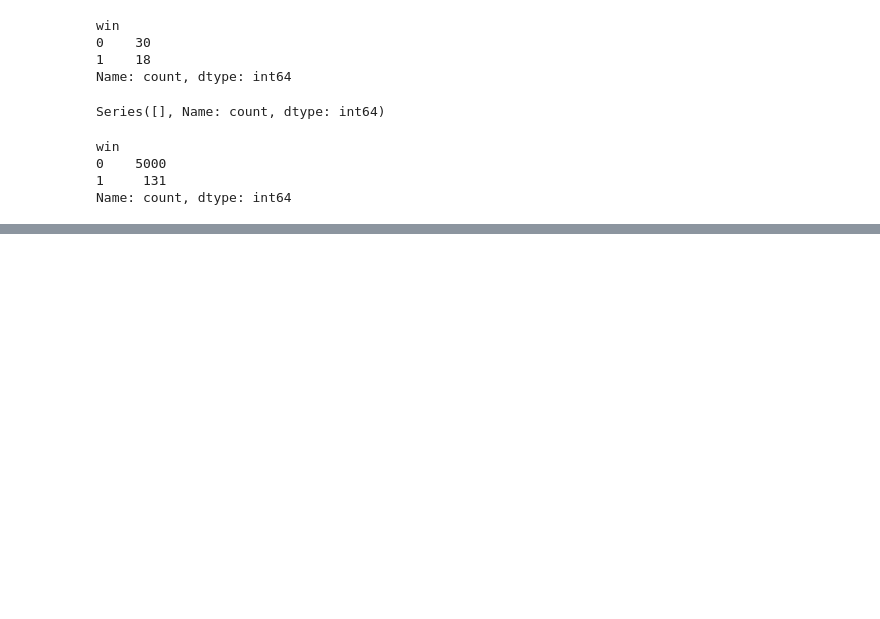
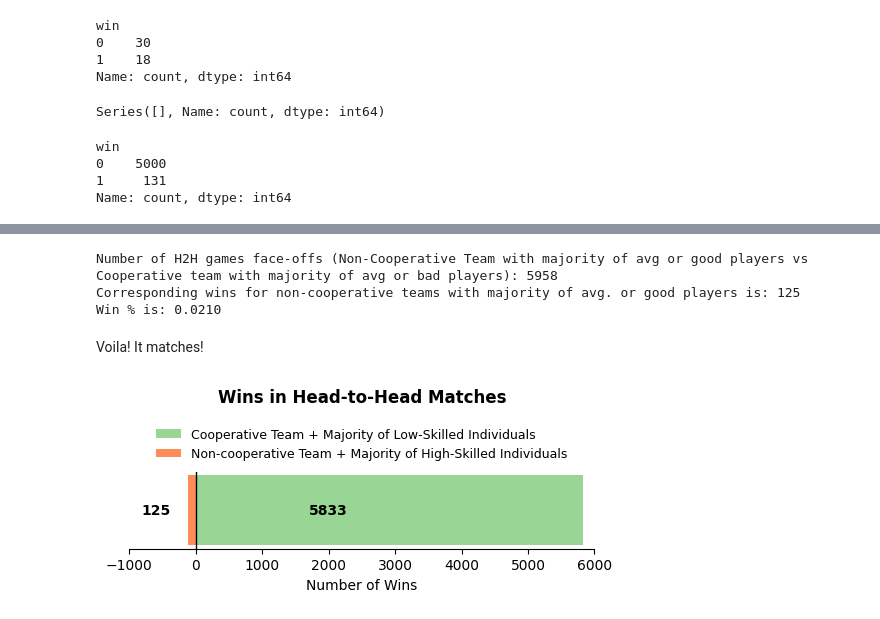
Before and after one commit to TDI-Lab/Collective-Intelligence-LoL, a Jupyter notebook: notebooks/crossTabsAnalysis.ipynb, the cells around one changed output, grey strips where cells are left out. Drawn from its saved outputs; the diff is of its cells as text; code cells hidden in the pictures; blank space fills up the shorter version.

Commit message:
Added H2H match analyses

```diff
--- a/notebooks/crossTabsAnalysis.ipynb
+++ b/notebooks/crossTabsAnalysis.ipynb
@@ -343,0 +632,6 @@ Name: count, dtype: int64
+# %%
+h2h_games_count = h2hfaceoffs.shape[0]
+print(f"Number of H2H games face-offs (Cooperative Team with majority of avg or bad players vs Non-cooperative team with majority of avg or good players): {h2h_games_count}")
+win_count = h2hfaceoffs[h2hfaceoffs['win'] == True].shape[0]
+print(f"Corresponding wins for cooperative teams with majority of avg. or bad players is: {win_count}")
+print(f"Win % is: {(win_count / h2h_games_count):.4f}")
@@ -343,0 +644,6 @@ Name: count, dtype: int64
+# %%
+# change labels of opponents and corresponding teams
+reverse_h2hfaceoffs = teamsWithOpponentData[(teamsWithOpponentData['isBadTeam'] == True) & (teamsWithOpponentData['majorityGoodOrAveragePlayers'] == True)
+                                     & (teamsWithOpponentData['isOpponentGoodTeam'] == True)  & (teamsWithOpponentData['opponentMajorityBadOrAveragePlayers'] == True)]
+
+reverse_h2hfaceoffs
@@ -343,0 +664,51 @@ Name: count, dtype: int64
+# %%
+reverse_h2h_games_count = reverse_h2hfaceoffs.shape[0]
+print(f"Number of H2H games face-offs (Non-Cooperative Team with majority of avg or good players vs Cooperative team with majority of avg or bad players): {h2h_games_count}")
+reverse_win_count = reverse_h2hfaceoffs[reverse_h2hfaceoffs['win'] == True].shape[0]
+print(f"Corresponding wins for non-cooperative teams with majority of avg. or good players is: {reverse_win_count}")
+print(f"Win % is: {(reverse_win_count / reverse_h2h_games_count):.4f}")
+# %% [output]
+Number of H2H games face-offs (Non-Cooperative Team with majority of avg or good players vs Cooperative team with majority of avg or bad players): 5958
+Corresponding wins for non-cooperative teams with majority of avg. or good players is: 125
+Win % is: 0.0210
+# %% [markdown]
+Voila! It matches!
+# %%
+import matplotlib.pyplot as plt
+
+# Data
+teams = ['Cooperative Team + Majority of Low-Skilled Individuals', 'Non-cooperative Team + Majority of High-Skilled Individuals']
+wins = [win_count, -reverse_win_count]  # negative value for the other to signify the other direction
+
+# Create the plot
+fig, ax = plt.subplots(figsize=(6, 1))
+bars = ax.barh([0, 0], wins, color=['#99d594', '#fc8d59'], align='center', label=teams, height=0.5)  # Add labels
+
+# Customize x-axis
+ax.axvline(0, color='black', linewidth=1)  # Central vertical line
+
+# Remove y-axis labels/ticks
+ax.set_yticks([])
+ax.set_yticklabels([])
+
+# Add legend (positioned below the plot)
+ax.legend(loc='lower center', bbox_to_anchor=(0.5, 1.0), ncol=1, frameon=False, fontsize=9)
+
+# Add custom text at specific x-coordinates
+ax.text(-600, 0, str(reverse_win_count), ha='center', va='center', color='black', fontsize=10, fontweight='bold')
+ax.text(2000, 0, str(win_count), ha='center', va='center', color='black', fontsize=10, fontweight='bold')
+
+# Add title and x-label
+ax.set_xlim(-1000, 6000)
+ax.set_xlabel('Number of Wins')
+ax.set_title('Wins in Head-to-Head Matches', fontweight='bold', pad=50)
+
+# Remove spines (optional)
+ax.spines['left'].set_visible(False)
+ax.spines['right'].set_visible(False)
+ax.spines['top'].set_visible(False)
+
+plt.tight_layout()
+plt.show()
+# %% [output]
+[figure, added]
```
Also changed, not shown: parts of 21 cells of this notebook, 2 other files.
